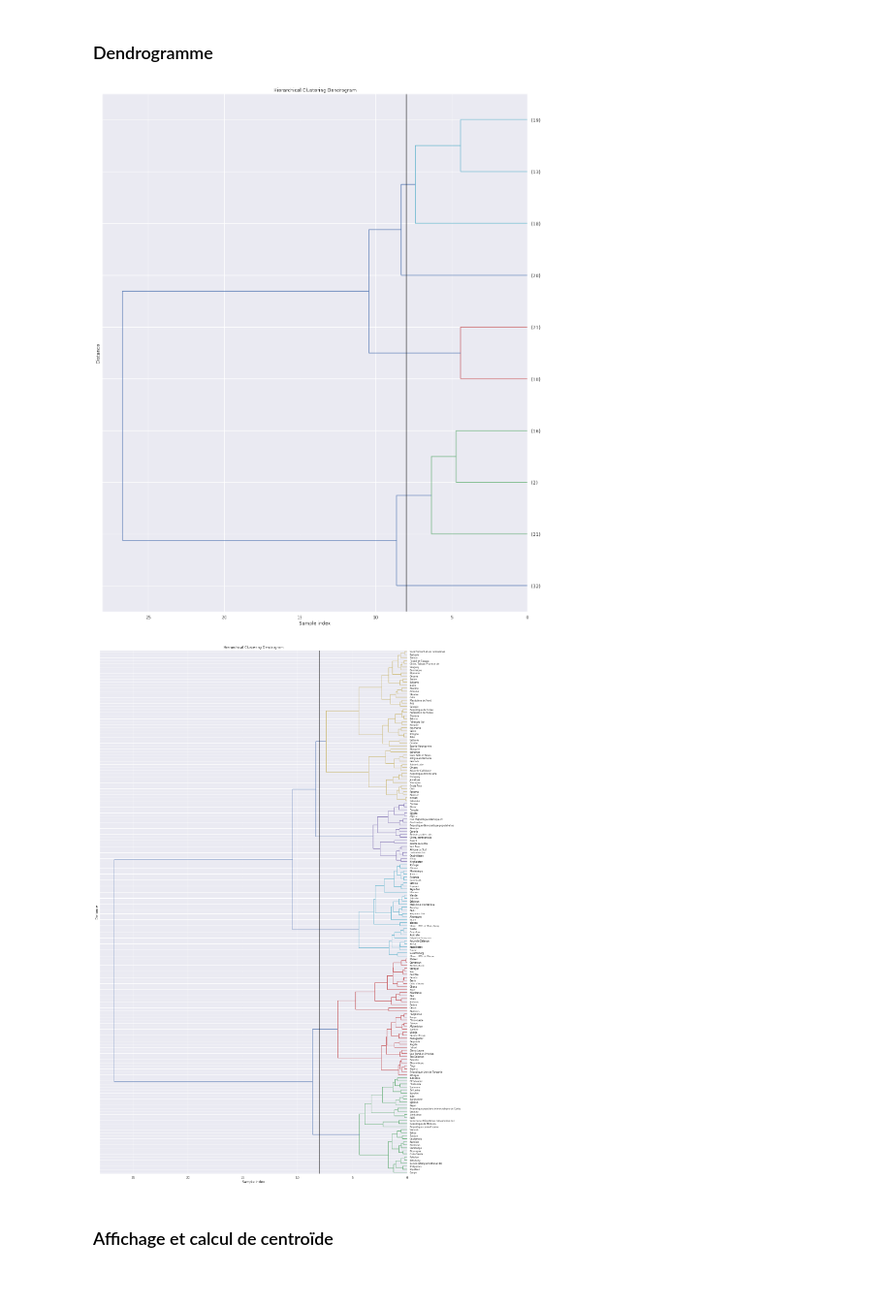
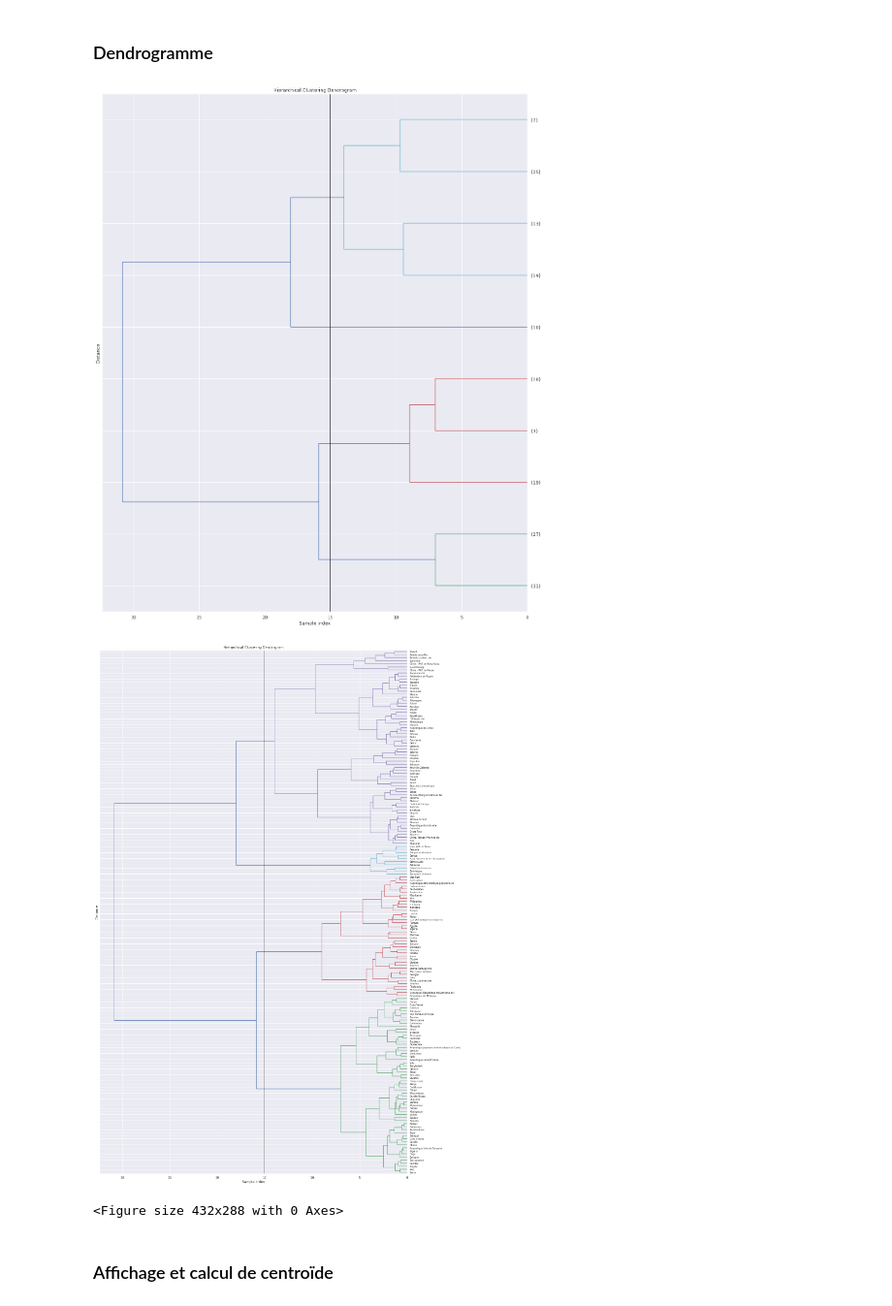
Before and after one commit to FranckDELRUE/FranckDELRUE-OCR-Project-5-DAn-Python, a Jupyter notebook: P5_02_Code.ipynb, the cells around one changed output. Shown at 97% size. Drawn from its saved outputs; the diff is of its cells as text; code cells hidden in the pictures.

```diff
--- a/P5_02_Code.ipynb
+++ b/P5_02_Code.ipynb
@@ -245,35 +187,38 @@ plt.figure(figsize=(20,25))
 plt.title('Hierarchical Clustering Dendrogram')
 plt.xlabel('Sample index')
 plt.ylabel('Distance')
-plt.axvline(x=8, c='k')
+plt.axvline(x=15, c='k')
 dendrogram(
     Z,
     labels = names,
     orientation = "left",
-    color_threshold = 8,
+    color_threshold = 15,
     truncate_mode='lastp',  # show only the last p merged clusters
     p=10
 )
 plt.show()
 # %% [output]
-[figure, old version]
+[figure, new version]
 # %%
 # Affichage du dendrogramme complet
 plt.figure(figsize=(20,35))
 plt.title('Hierarchical Clustering Dendrogram')
 plt.xlabel('Sample index')
 plt.ylabel('Distance')
-plt.axvline(x=8, c='k')
+plt.axvline(x=15, c='k')
 dendrogram(
     Z,
     labels = data.index,
     orientation = "left",
-    color_threshold = 8,
+    color_threshold = 15,
     leaf_font_size = 8
 )
 plt.show()
+
+plt.savefig('Images/dendrogramme.png')
 # %% [output]
-[figure, old version]
+[figure, new version]
+<Figure size 432x288 with 0 Axes>
 # %% [markdown]
 ### Affichage et calcul de centroïde
 # %%
```
Also changed, not shown: parts of 95 cells of this notebook, 22 other files.
